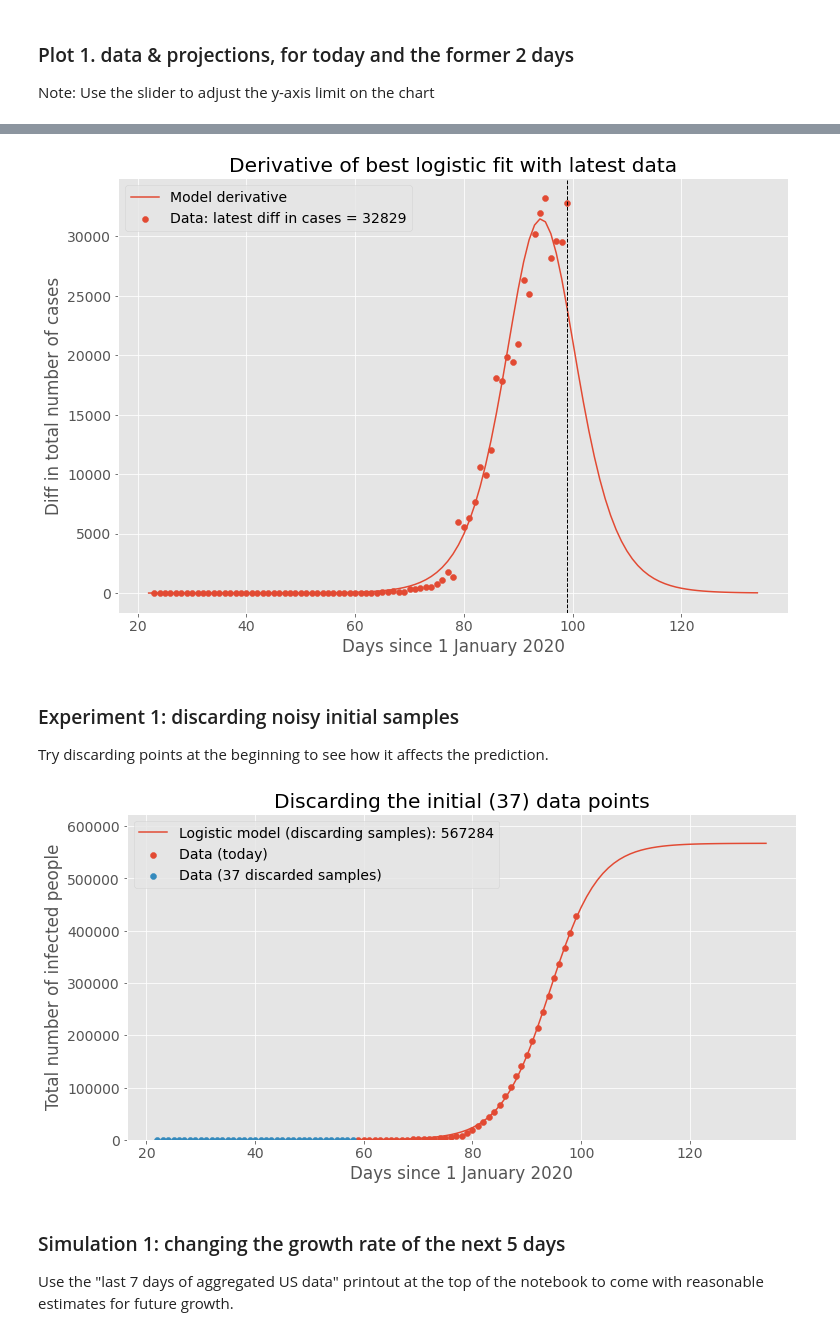
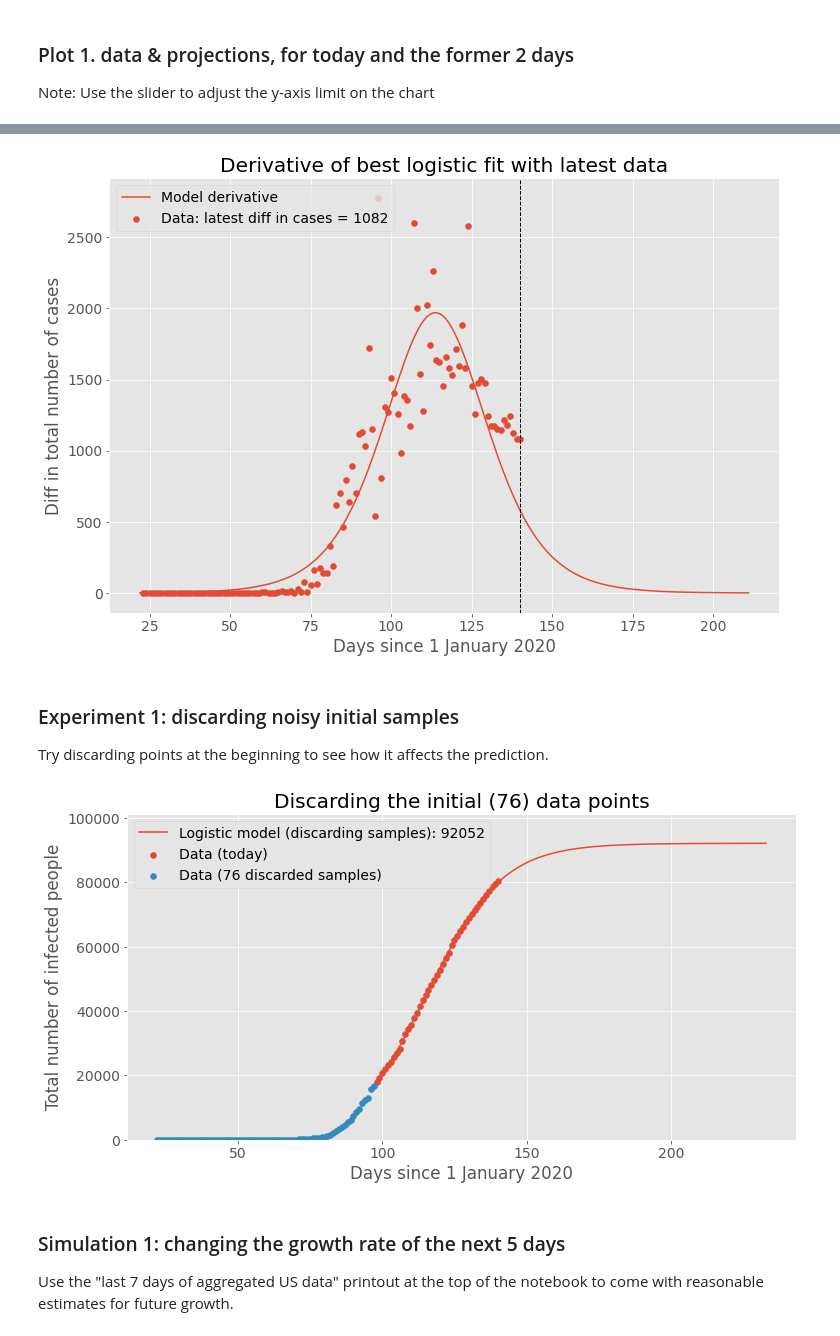
Before and after one commit to s-moran/covid-19-modeling, a Jupyter notebook: Covid19_Infection_Prediction.ipynb, the cells around one changed output, grey strips where cells are left out. Drawn from its saved outputs; the diff is of its cells as text; code cells hidden in the pictures.

```diff
--- a/Covid19_Infection_Prediction.ipynb
+++ b/Covid19_Infection_Prediction.ipynb
@@ -39,7 +41,7 @@ This is the data repository for the 2019 Novel Coronavirus Visual Dashboard oper
 # %%
 #@title Select Country
 # Examples: 'Iran', 'Korea, South', 'Italy', 'China', 'US', 'France, 'United Kingdom'
-country = 'US'
+country = 'Canada'
 # Upper bound for logistic amplitude (should be population of country)
 pops = {
     'Italy': 60.48e6,
@@ -275,23 +277,23 @@ plt.ylabel("Diff in total number of cases")
 plt.legend(loc='upper left')
 plt.show()
 # %% [output]
-[figure, old version]
+[figure, new version]
 # %% [markdown]
 ### Experiment 1: discarding noisy initial samples
 Try discarding points at the beginning to see how it affects the prediction.
 # %%
 #@title Try it yourself { run: "auto", vertical-output: true, form-width: "620px", display-mode: "form" }
-points_to_discard = 37 #@param {type:"slider", min:0, max:40, step:1}
+points_to_discard = 76 #@param {type:"slider", min:0, max:200, step:1}
 
 # Plot: discard initial data points
 plt.figure(figsize=(12, 6))
 pts = points_to_discard
 add_real_data(df[pts:], "today")
 add_real_data(df[:pts], str(pts) + " discarded samples")
 y_max = add_logistic_curve(df[pts:], "discarding samples")
 label_and_show_plot(plt, "Discarding the initial (" + str(pts) + ") data points", y_max)
 # %% [output]
-[figure, old version]
+[figure, new version]
 # %% [markdown]
 ### Simulation 1: changing the growth rate of the next 5 days
 Use the "last 7 days of aggregated US data" printout at the top of the notebook to come with reasonable estimates for future growth.
```
Also changed, not shown: parts of 7 cells of this notebook.
